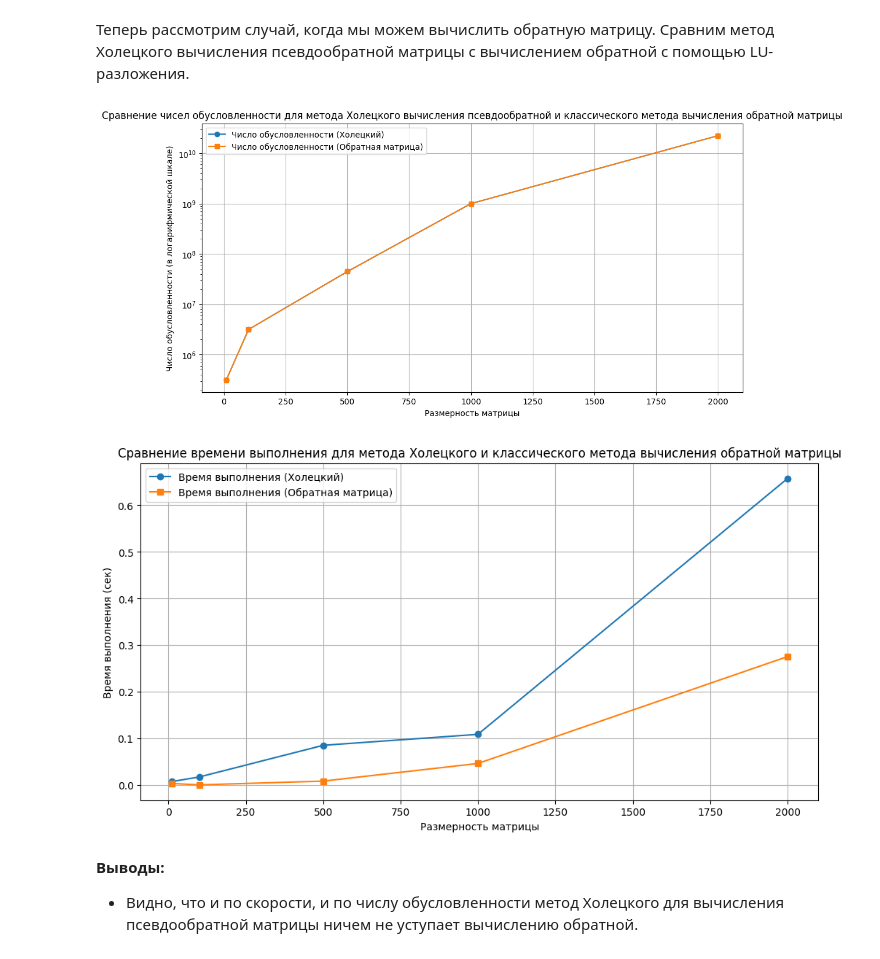
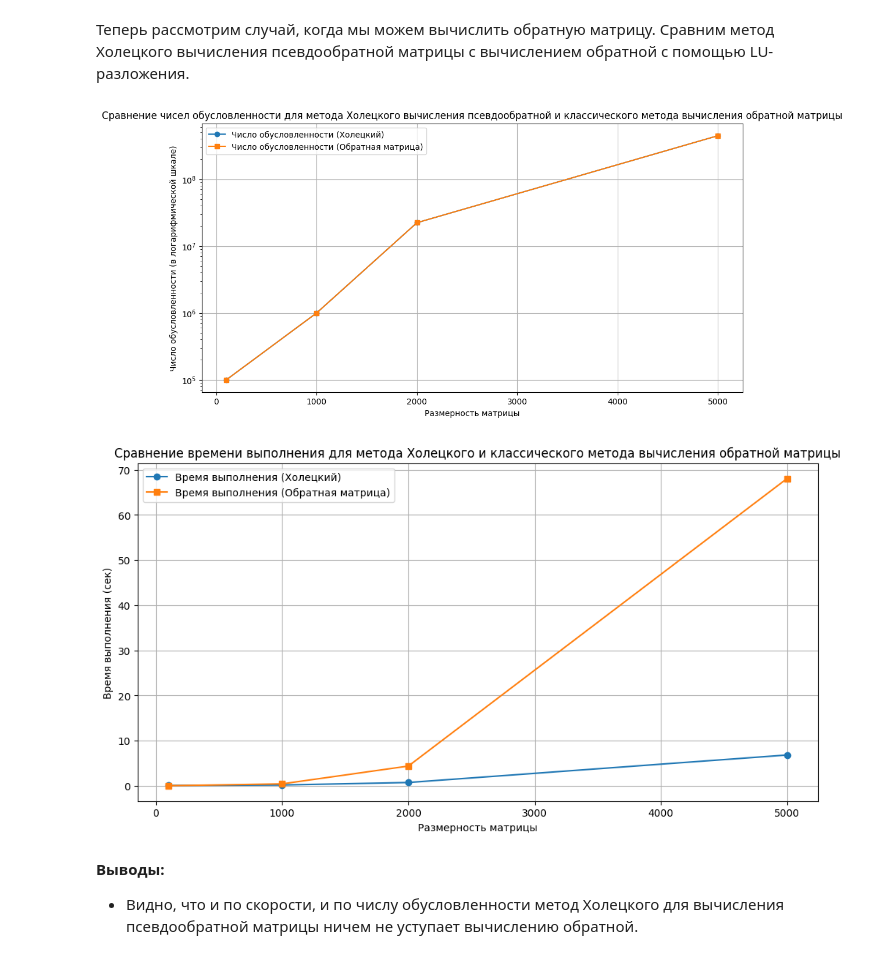
Before and after one commit to Acool4ik/NLA-calculation-of-pseudoinverse-matrices, a Jupyter notebook: specific_case.ipynb, the cells around one changed output. Saved outputs shown, nothing was run; the diff lists cells and outputs as text; code cells hidden in the pictures.

```diff
--- a/specific_case.ipynb
+++ b/specific_case.ipynb
@@ -116,12 +116,12 @@ def compute_condition_number(matrix):
 # Инициализация списков для сохранения чисел обусловленности и времени выполнения
 dimensions = []
 condition_numbers_cholesky = []
-condition_numbers_inv = []
+condition_numbers_pinv = []
 execution_times_cholesky = []
-execution_times_inv = []
+execution_times_pinv = []
 
 # Размерности матриц, которые мы будем рассматривать
-matrix_sizes = [10, 100, 500, 1000, 2000]
+matrix_sizes = [100, 1000, 2000, 5000]
 i = 0
 for n in matrix_sizes:
     # Создадим случайную эрмитову положительно определенную матрицу A
@@ -143,40 +143,40 @@ for n in matrix_sizes:
     execution_times_cholesky.append(execution_time_cholesky)
     condition_numbers_cholesky.append(compute_condition_number(A))
 
     # Измерим время выполнения и вычислим число обусловленности для метода обратной матрицы
     start_time = time.time()
-    A_inv = np.linalg.inv(A)
-    execution_time_inv = time.time() - start_time
-    execution_times_inv.append(execution_time_inv)
-    condition_numbers_inv.append(compute_condition_number(A))
+    A_inv = np.linalg.pinv(A)
+    execution_time_pinv = time.time() - start_time
+    execution_times_pinv.append(execution_time_pinv)
+    condition_numbers_pinv.append(compute_condition_number(A))
 
 # Построим графики чисел обусловленности
 plt.figure(figsize=(12, 6))
 plt.semilogy(dimensions, condition_numbers_cholesky, label="Число обусловленности (Холецкий)", marker='o')
 plt.semilogy(dimensions, condition_numbers_inv, label="Число обусловленности (Обратная матрица)", marker='s')
 
 plt.xlabel('Размерность матрицы')
 plt.ylabel('Число обусловленности (в логарифмической шкале)')
 plt.title('Сравнение чисел обусловленности для метода Холецкого вычисления псевдообратной и классического метода вычисления обратной матрицы')
 plt.legend()
 plt.grid(True)
 plt.show()
 
 # Построим графики времени выполнения
 plt.figure(figsize=(12, 6))
 plt.plot(dimensions, execution_times_cholesky, label="Время выполнения (Холецкий)", marker='o')
-plt.plot(dimensions, execution_times_inv, label="Время выполнения (Обратная матрица)", marker='s')
+plt.plot(dimensions, execution_times_pinv, label="Время выполнения (Обратная матрица)", marker='s')
 
 plt.xlabel('Размерность матрицы')
 plt.ylabel('Время выполнения (сек)')
 plt.title('Сравнение времени выполнения для метода Холецкого и классического метода вычисления обратной матрицы')
 plt.legend()
 plt.legend()
 plt.grid(True)
 plt.show()
 # %% [output]
-[figure, old version]
+[figure, new version]
-[figure, old version]
+[figure, new version]
 # %% [markdown]
 **Выводы:**
 - Видно, что и по скорости, и по числу обусловленности метод Холецкого для вычисления псевдообратной матрицы ничем не уступает вычислению обратной.
```
